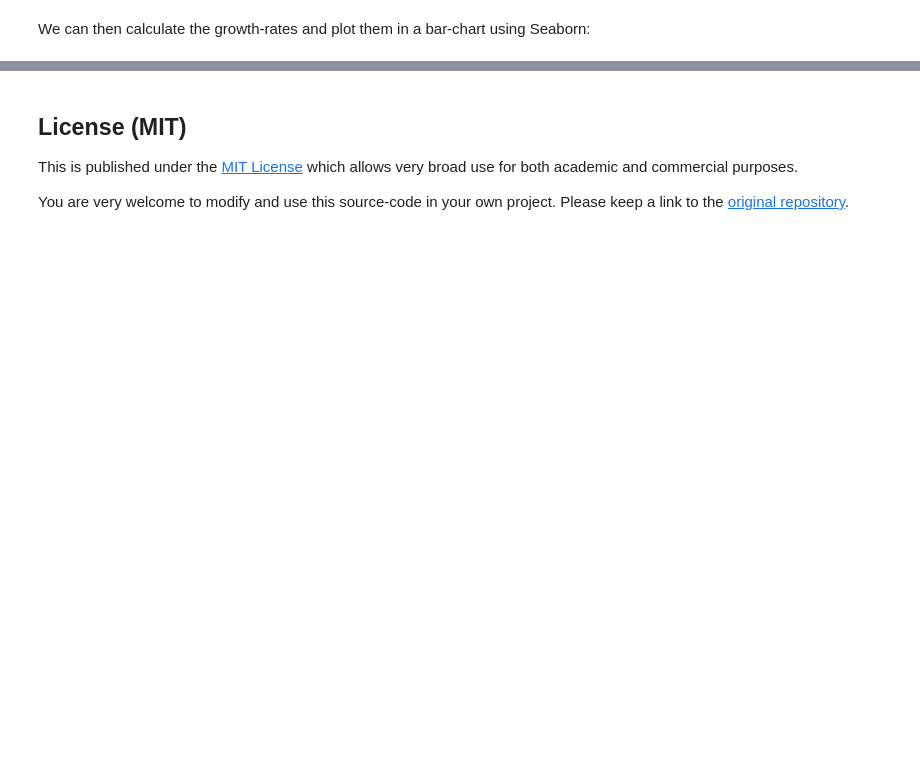
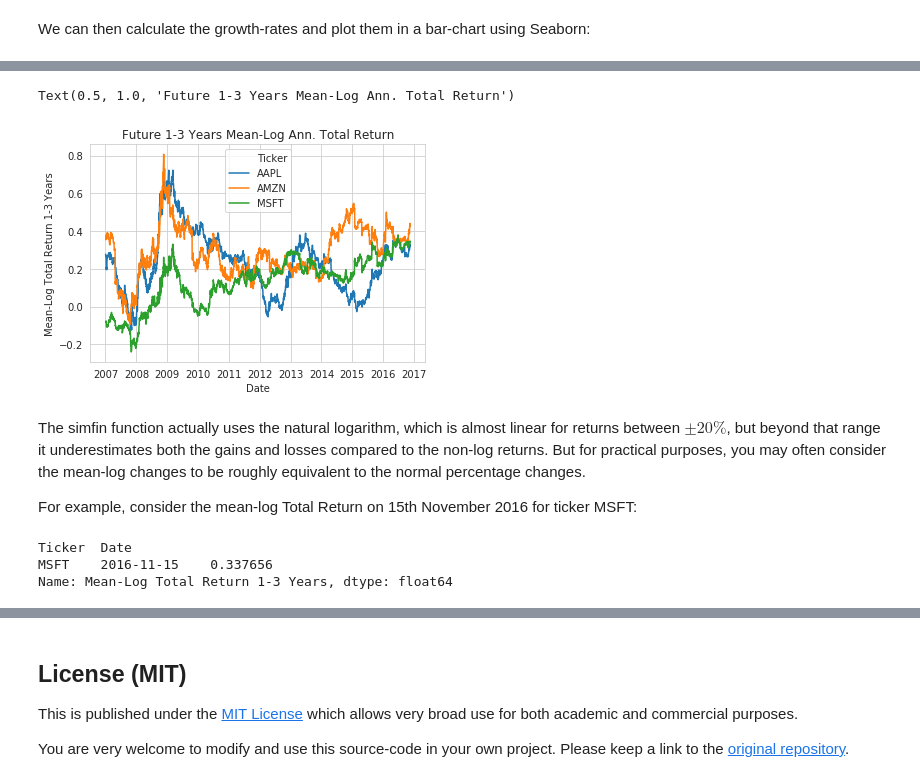
Before and after one commit to SimFin/simfin-tutorials, a Jupyter notebook: 03_Growth_Returns.ipynb, the cells around one changed output, grey strips where cells are left out. Saved outputs shown, nothing was run; the diff lists cells and outputs as text; code cells hidden in the pictures; blank space fills up the shorter version.

Commit message:
Tutorial 03 added section on sf.mean_log_change()

```diff
--- a/03_Growth_Returns.ipynb
+++ b/03_Growth_Returns.ipynb
@@ -781,0 +845,35 @@ Text(0.5, 1.0, '3-Year Annualized Sales Growth')
+# %%
+# New column-names.
+SHARE_PRICE_1_3Y = 'Mean-Log Share-Price Return 1-3 Years'
+TOTAL_RETURN_1_3Y = 'Mean-Log Total Return 1-3 Years'
+
+# Dict mapping old to new column-names.
+new_names = {SHARE_PRICE: SHARE_PRICE_1_3Y,
+             TOTAL_RETURN: TOTAL_RETURN_1_3Y}
+
+# Calculate the future mean-log annualized 1-3 year changes.
+df_mean_chg = sf.mean_log_change(df_prices, freq='bdays',
+                                 future=True, annualized=True,
+                                 min_years=1, max_years=3,
+                                 new_names=new_names)
+
+# Title of the plot.
+title = 'Future 1-3 Years Mean-Log Ann. Total Return'
+
+# Plot the result.
+data = df_mean_chg.dropna().reset_index()
+sns.lineplot(x=DATE, y=TOTAL_RETURN_1_3Y, hue=TICKER,
+             data=data).set_title(title)
+# %% [output]
+Text(0.5, 1.0, 'Future 1-3 Years Mean-Log Ann. Total Return')
+[figure, added]
+# %% [markdown]
+The simfin function actually uses the natural logarithm, which is almost linear for returns between $\pm 20\%$, but beyond that range it underestimates both the gains and losses compared to the non-log returns. But for practical purposes, you may often consider the mean-log changes to be roughly equivalent to the normal percentage changes.
+
+For example, consider the mean-log Total Return on 15th November 2016 for ticker MSFT:
+# %%
+df_mean_chg.loc[('MSFT', '2016-11-15'), TOTAL_RETURN_1_3Y]
+# %% [output]
+Ticker  Date
+MSFT    2016-11-15    0.337656
+Name: Mean-Log Total Return 1-3 Years, dtype: float64
```
Also changed, not shown: parts of 37 cells of this notebook.
